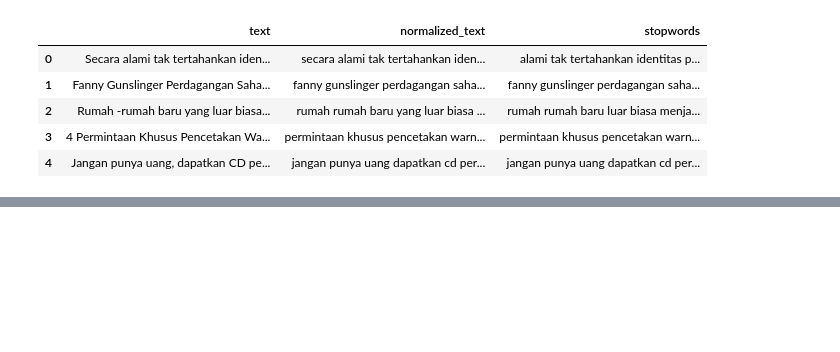
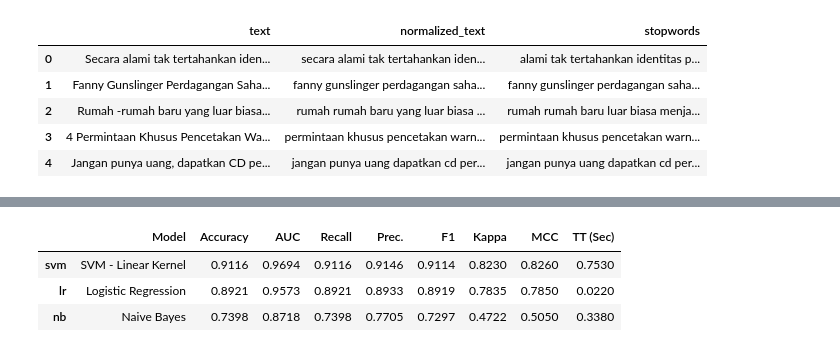
Before and after one commit to diosamuel/pba2026-kelompoknyaKartini, a Jupyter notebook: program/preprocessing_nlp.ipynb, the cells around one changed output, grey strips where cells are left out. Saved outputs shown, nothing was run; the diff lists cells and outputs as text; code cells hidden in the pictures; blank space fills up the shorter version.

```diff
--- a/program/preprocessing_nlp.ipynb
+++ b/program/preprocessing_nlp.ipynb
@@ -347,3 +334,4 @@ clf_setup = setup(data=df_pycaret, target='label', session_id=42, use_gpu=False)
 # %%
 # Membandingkan model SVM, Naive Bayes (nb), dan Logistic Regression (lr)
-best_model = compare_models(include=['svm', 'nb', 'lr'])
+best_model = exp_w2v.compare_models(include=['svm', 'nb', 'lr'])
+# %% [output]
@@ -349,0 +339,4 @@ best_model = compare_models(include=['svm', 'nb', 'lr'])
+|  | Model | Accuracy | AUC | Recall | Prec. | F1 | Kappa | MCC | TT (Sec) |
+| svm | SVM - Linear Kernel | 0.9116 | 0.9694 | 0.9116 | 0.9146 | 0.9114 | 0.8230 | 0.8260 | 0.7530 |
+| lr | Logistic Regression | 0.8921 | 0.9573 | 0.8921 | 0.8933 | 0.8919 | 0.7835 | 0.7850 | 0.0220 |
+| nb | Naive Bayes | 0.7398 | 0.8718 | 0.7398 | 0.7705 | 0.7297 | 0.4722 | 0.5050 | 0.3380 |
```
Also changed, not shown: parts of 12 cells of this notebook, 3 other files.
